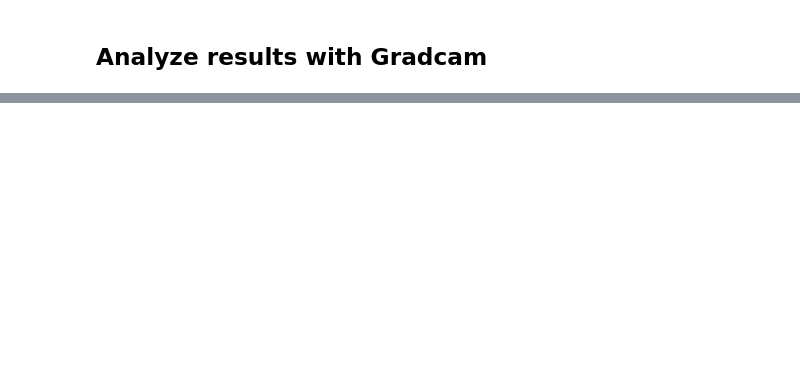
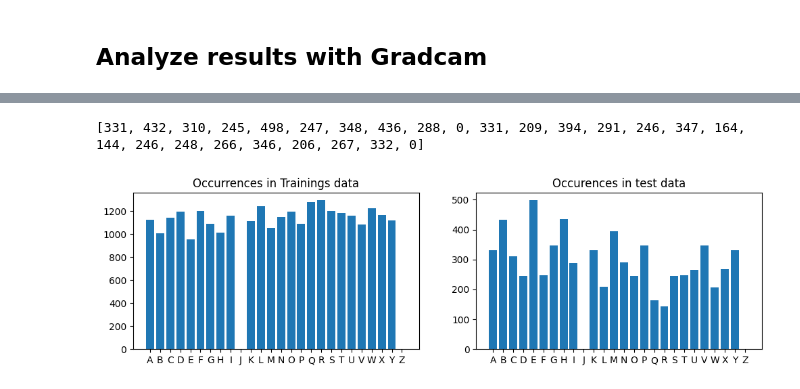
Before and after one commit to GehriJan/cnn-analyzation, a Jupyter notebook: sign_lang.ipynb, the cells around one changed output, grey strips where cells are left out. Cells and saved outputs as stored; diff of their text form; code cells hidden in the pictures; blank space fills up the shorter version.

```diff
--- a/sign_lang.ipynb
+++ b/sign_lang.ipynb
@@ -385,0 +423,23 @@ for img_idx in range(10):
+# %%
+allLetters = ["A", "B", "C", "D", "E", "F", "G", "H", "I", "J", "K", "L", "M", "N", "O", "P", "Q", "R", "S", "T", "U", "V", "W", "X", "Y", "Z"]
+test_occurrences = [0]*26
+train_occurrences = [0]*26
+for _, test_labels in test_loader:
+    for label in test_labels:
+        test_occurrences[label]+=1
+for _, train_labels in train_loader:
+    for label in train_labels:
+        train_occurrences[label]+=1
+
+plt.figure(figsize=(12,3))
+plt.subplot(121)
+plt.title("Occurrences in Trainings data")
+plt.bar(allLetters, train_occurrences)
+plt.subplot(122)
+plt.title("Occurences in test data")
+print(test_occurrences)
+plt.bar(allLetters, test_occurrences)
+plt.show()
+# %% [output]
+[331, 432, 310, 245, 498, 247, 348, 436, 288, 0, 331, 209, 394, 291, 246, 347, 164, 144, 246, 248, 266, 346, 206, 267, 332, 0]
+[figure, added]
```
Also changed, not shown: parts of 11 cells of this notebook, 4 other files.
